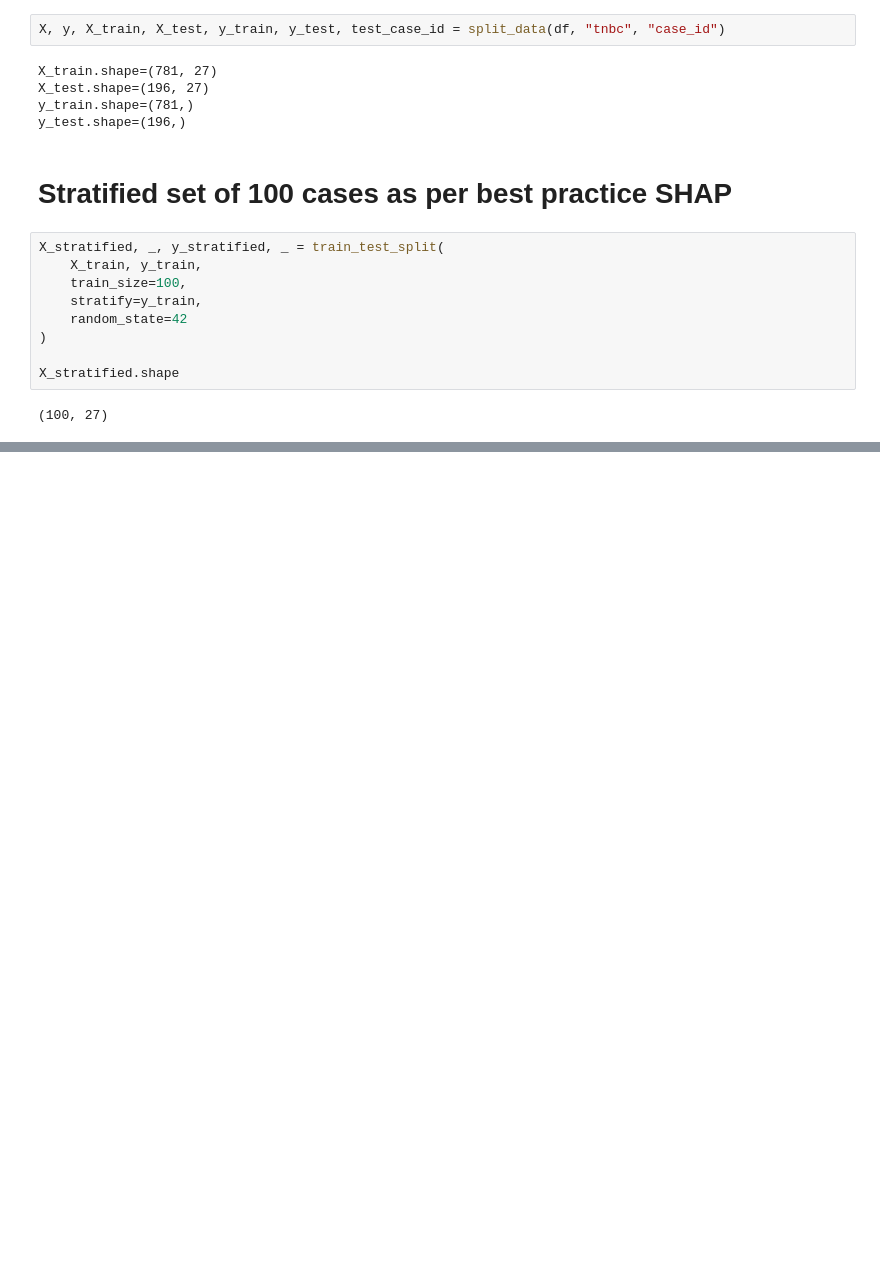
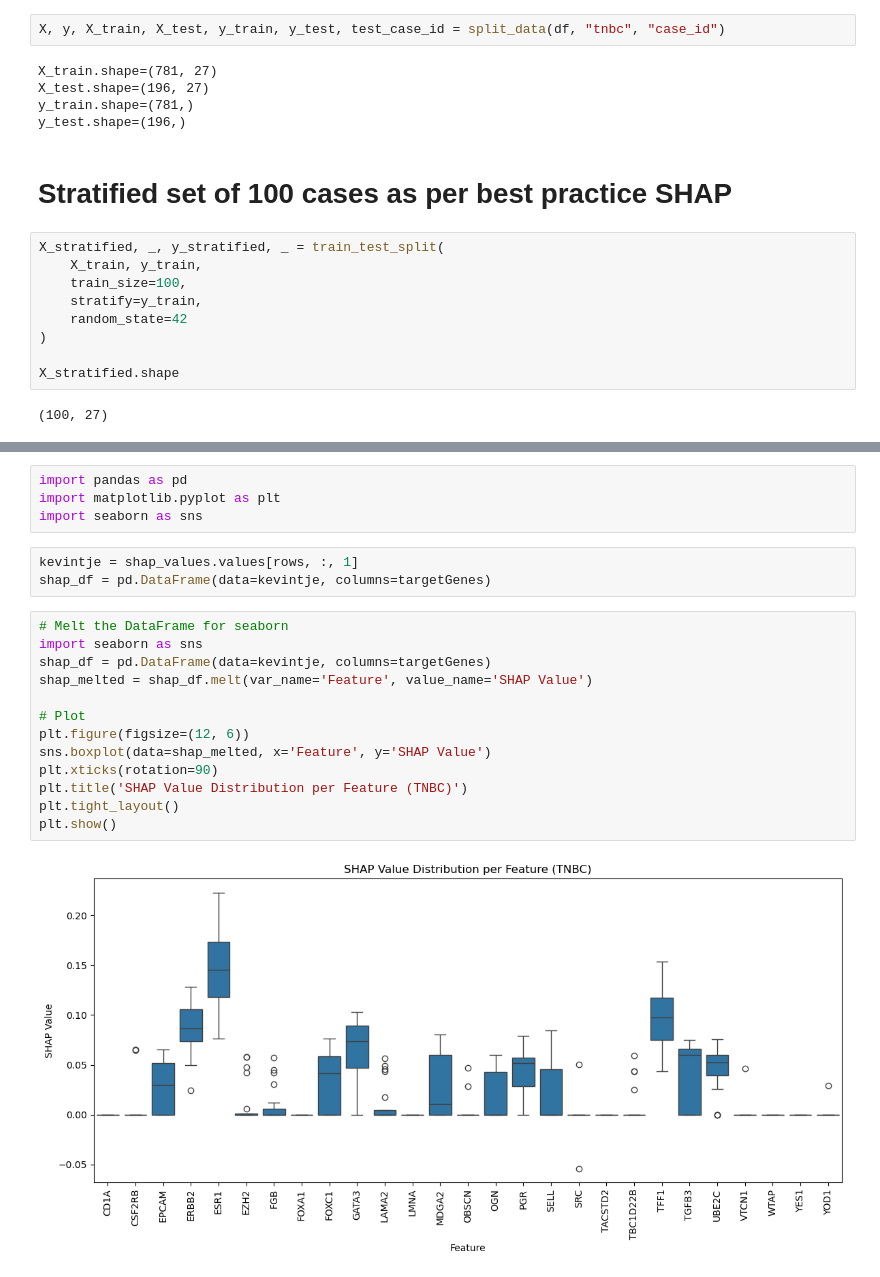
Before and after one commit to rhlt/tnbc, a Jupyter notebook: Evaluation/SHAP.ipynb, the cells around one changed output, grey strips where cells are left out. Cells and saved outputs as stored; diff of their text form; blank space fills up the shorter version.

```diff
--- a/Evaluation/SHAP.ipynb
+++ b/Evaluation/SHAP.ipynb
@@ -105,0 +189,22 @@ for modelName in ModelVariant.__members__:
+# %%
+import pandas as pd
+import matplotlib.pyplot as plt
+import seaborn as sns
+# %%
+kevintje = shap_values.values[rows, :, 1]
+shap_df = pd.DataFrame(data=kevintje, columns=targetGenes)
+# %%
+# Melt the DataFrame for seaborn
+import seaborn as sns
+shap_df = pd.DataFrame(data=kevintje, columns=targetGenes)
+shap_melted = shap_df.melt(var_name='Feature', value_name='SHAP Value')
+
+# Plot
+plt.figure(figsize=(12, 6))
+sns.boxplot(data=shap_melted, x='Feature', y='SHAP Value')
+plt.xticks(rotation=90)
+plt.title('SHAP Value Distribution per Feature (TNBC)')
+plt.tight_layout()
+plt.show()
+# %% [output]
+[figure, added]
```
Also changed, not shown: parts of 15 cells of this notebook, 1 other file.
